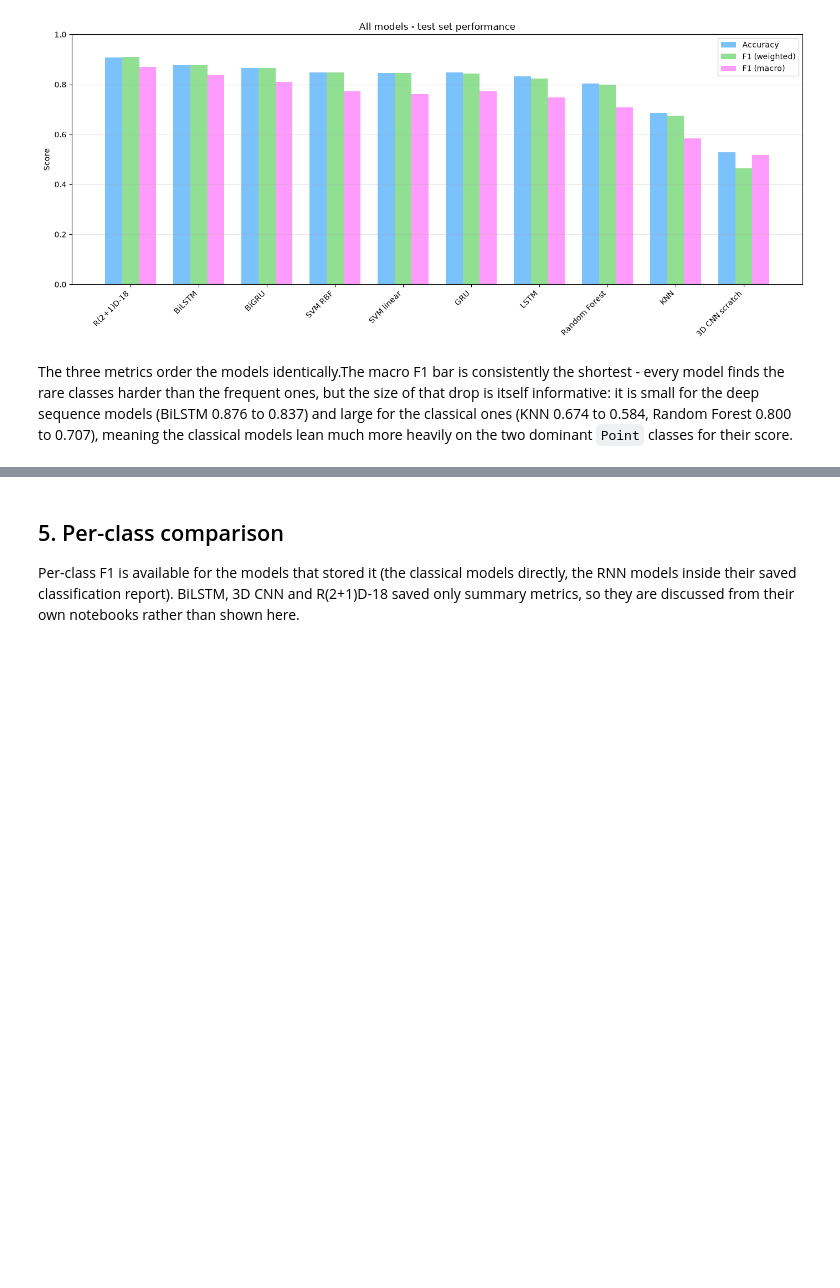
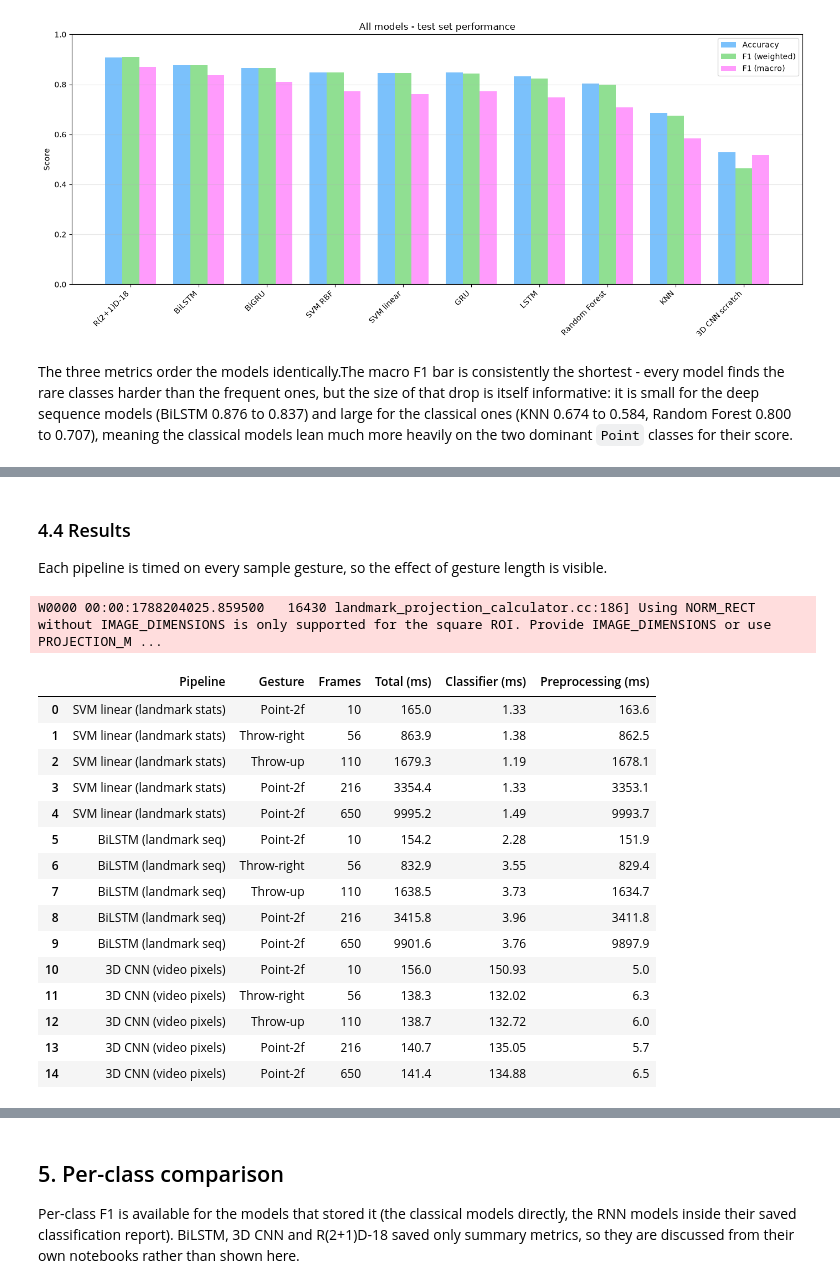
Before and after one commit to lanamatic/video-hand-gesture-recognition, a Jupyter notebook: notebooks/08_final_evaluation.ipynb, the cells around one changed output, grey strips where cells are left out. Drawn from its saved outputs; the diff is of its cells as text; code cells hidden in the pictures; blank space fills up the shorter version.

```diff
--- a/notebooks/08_final_evaluation.ipynb
+++ b/notebooks/08_final_evaluation.ipynb
@@ -185,0 +338,50 @@ One thing about these numbers: the landmark-based timings measure classification
+# %% [markdown]
+### 4.4 Results
+
+Each pipeline is timed on every sample gesture, so the effect of gesture length is visible.
+# %%
+PIPELINES = {
+    'SVM linear (landmark stats)': classical_stages,
+    'BiLSTM (landmark seq)': rnn_stages,
+    '3D CNN (video pixels)': pixel_stages,
+}
+
+timing_rows = []
+for pipeline_name, stages in PIPELINES.items():
+    for gesture in sample_gestures:
+        timing = measure_pipeline_time(stages, gesture['frames'], n_runs=10)
+
+        row = {
+            'Pipeline': pipeline_name,
+            'Gesture': gesture['gesture_name'],
+            'Frames': gesture['n_frames'],
+            'Total (ms)': timing['total_mean_ms'],
+            'Classifier (ms)': timing['classifier']['mean_ms'],
+        }
+        row['Preprocessing (ms)'] = row['Total (ms)'] - row['Classifier (ms)']
+        timing_rows.append(row)
+
+timing_df = pd.DataFrame(timing_rows)
+timing_df.to_csv(os.path.join(RESULTS_DIR, "end_to_end_timing.csv"), index=False)
+
+timing_df.style.format({
+    'Total (ms)': '{:.1f}', 'Classifier (ms)': '{:.2f}', 'Preprocessing (ms)': '{:.1f}',
+})
+# %% [output]
+W0000 00:00:1788204025.859500   16430 landmark_projection_calculator.cc:186] Using NORM_RECT without IMAGE_DIMENSIONS is only supported for the square ROI. Provide IMAGE_DIMENSIONS or use PROJECTION_M ...
+|  | Pipeline | Gesture | Frames | Total (ms) | Classifier (ms) | Preprocessing (ms) |
+| 0 | SVM linear (landmark stats) | Point-2f | 10 | 165.0 | 1.33 | 163.6 |
+| 1 | SVM linear (landmark stats) | Throw-right | 56 | 863.9 | 1.38 | 862.5 |
+| 2 | SVM linear (landmark stats) | Throw-up | 110 | 1679.3 | 1.19 | 1678.1 |
+| 3 | SVM linear (landmark stats) | Point-2f | 216 | 3354.4 | 1.33 | 3353.1 |
+| 4 | SVM linear (landmark stats) | Point-2f | 650 | 9995.2 | 1.49 | 9993.7 |
+| 5 | BiLSTM (landmark seq) | Point-2f | 10 | 154.2 | 2.28 | 151.9 |
+| 6 | BiLSTM (landmark seq) | Throw-right | 56 | 832.9 | 3.55 | 829.4 |
+| 7 | BiLSTM (landmark seq) | Throw-up | 110 | 1638.5 | 3.73 | 1634.7 |
+| 8 | BiLSTM (landmark seq) | Point-2f | 216 | 3415.8 | 3.96 | 3411.8 |
+| 9 | BiLSTM (landmark seq) | Point-2f | 650 | 9901.6 | 3.76 | 9897.9 |
+| 10 | 3D CNN (video pixels) | Point-2f | 10 | 156.0 | 150.93 | 5.0 |
+| 11 | 3D CNN (video pixels) | Throw-right | 56 | 138.3 | 132.02 | 6.3 |
+| 12 | 3D CNN (video pixels) | Throw-up | 110 | 138.7 | 132.72 | 6.0 |
+| 13 | 3D CNN (video pixels) | Point-2f | 216 | 140.7 | 135.05 | 5.7 |
+| 14 | 3D CNN (video pixels) | Point-2f | 650 | 141.4 | 134.88 | 6.5 |
```
Also changed, not shown: parts of 14 cells of this notebook, 8 other files.
